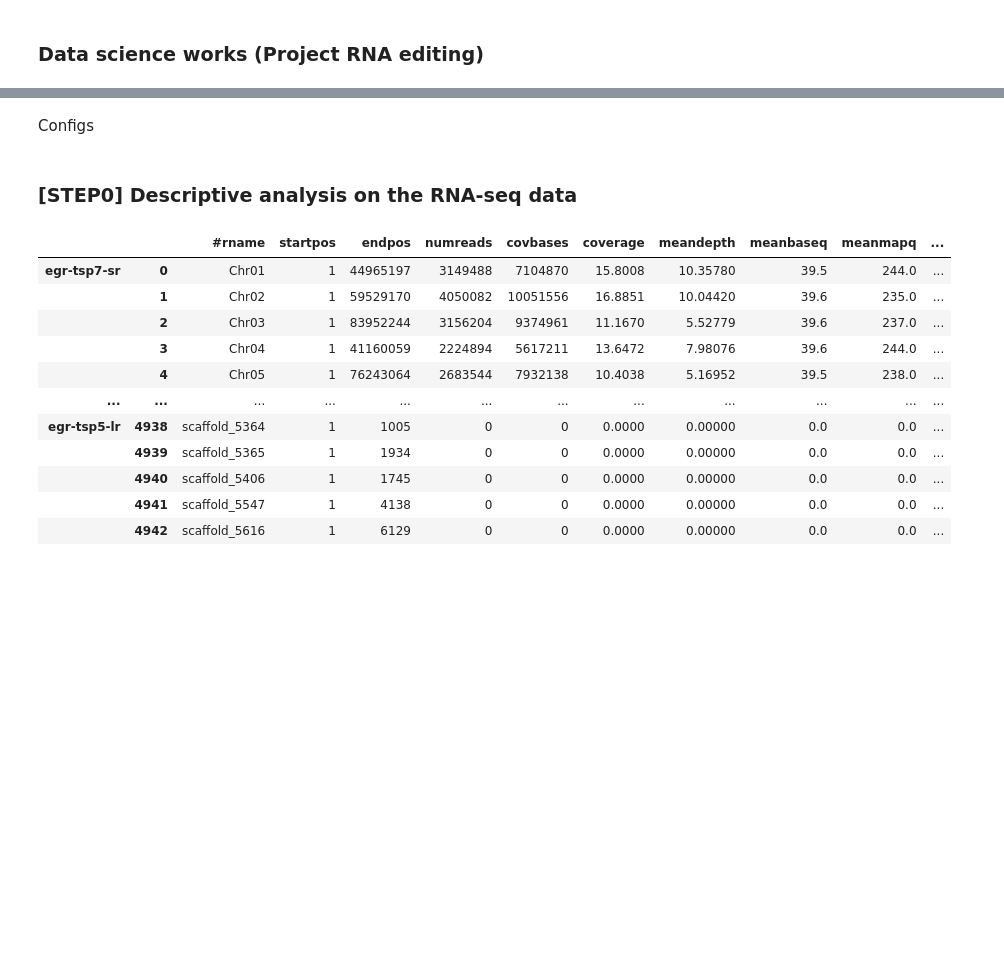
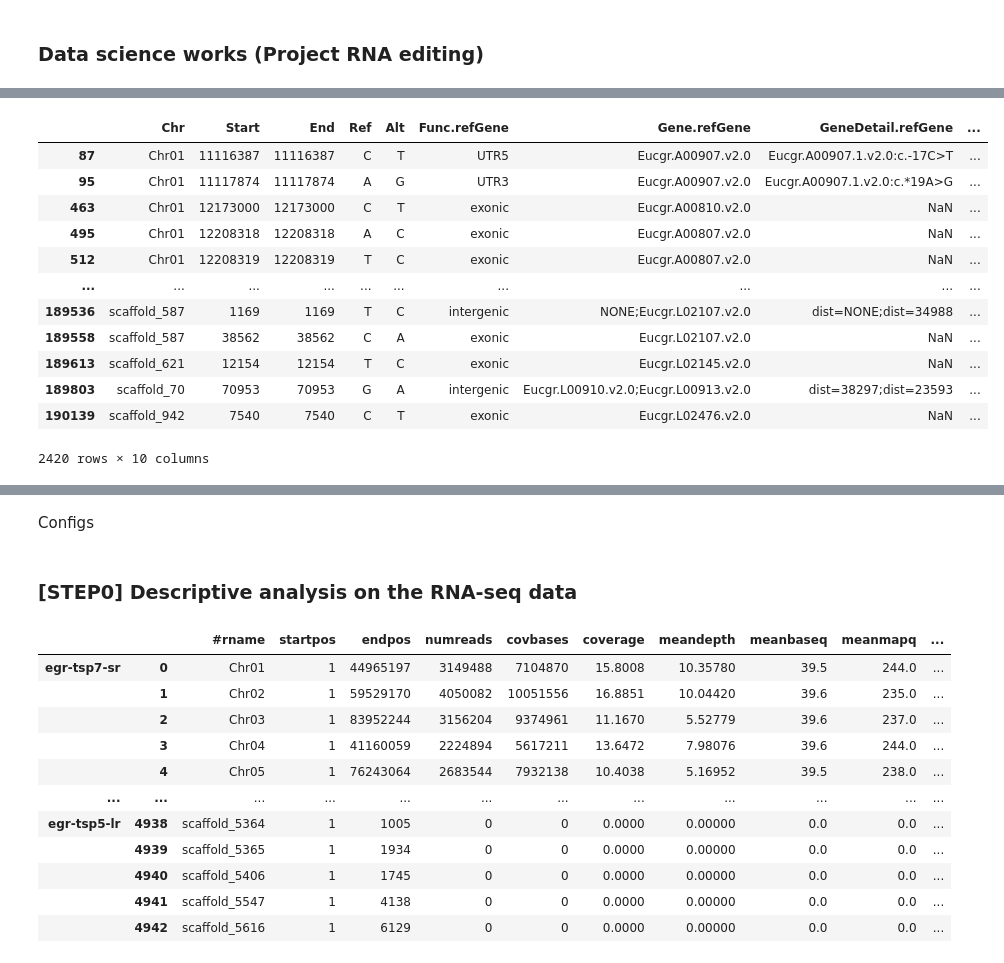
Before and after one commit to jerry955071/project_RE, a Jupyter notebook: notebooks/DataScience.ipynb, the cells around one changed output, grey strips where cells are left out. Saved outputs shown, nothing was run; the diff lists cells and outputs as text; code cells hidden in the pictures; blank space fills up the shorter version.

```diff
--- a/notebooks/DataScience.ipynb
+++ b/notebooks/DataScience.ipynb
@@ -2,0 +64,3 @@
+# %%
+na_dropped = pvalues.dropna(axis=0)
+na_dropped
@@ -2,0 +83,8 @@
+# %%
+xylem_spec = na_dropped[
+    (na_dropped["xylem:phloem"] < 0.05) &
+    (na_dropped["xylem:leaf"] < 0.05) &
+    (na_dropped["xylem:shoot"] < 0.05)
+]
+xylem_spec.sort_values(by=["Region", "Position"])
+xylem_spec
@@ -2,0 +109,6 @@
+# %%
+annotated = pd.read_csv(
+    "/home/b05b01002/HDD3/project_RE/test/ANNOVAR-test/final.Egr_multianno.txt",
+    sep = "\t"
+)
+annotated.set_index(["Chr", "Start"])
@@ -2,0 +130,2 @@
+# %%
+xylem_spec.set_index(["Region", "Position"])
@@ -2,0 +147,17 @@
+# %%
+annotated_xylem_spec = annotated.iloc[xylem_spec.index]
+annotated_xylem_spec
+# %% [output]
+|  | Chr | Start | End | Ref | Alt | Func.refGene | Gene.refGene | GeneDetail.refGene | ... |
+| 87 | Chr01 | 11116387 | 11116387 | C | T | UTR5 | Eucgr.A00907.v2.0 | Eucgr.A00907.1.v2.0:c.-17C>T | ... |
+| 95 | Chr01 | 11117874 | 11117874 | A | G | UTR3 | Eucgr.A00907.v2.0 | Eucgr.A00907.1.v2.0:c.*19A>G | ... |
+| 463 | Chr01 | 12173000 | 12173000 | C | T | exonic | Eucgr.A00810.v2.0 | NaN | ... |
+| 495 | Chr01 | 12208318 | 12208318 | A | C | exonic | Eucgr.A00807.v2.0 | NaN | ... |
+| 512 | Chr01 | 12208319 | 12208319 | T | C | exonic | Eucgr.A00807.v2.0 | NaN | ... |
+| ... | ... | ... | ... | ... | ... | ... | ... | ... | ... |
+| 189536 | scaffold_587 | 1169 | 1169 | T | C | intergenic | NONE;Eucgr.L02107.v2.0 | dist=NONE;dist=34988 | ... |
+| 189558 | scaffold_587 | 38562 | 38562 | C | A | exonic | Eucgr.L02107.v2.0 | NaN | ... |
+| 189613 | scaffold_621 | 12154 | 12154 | T | C | exonic | Eucgr.L02145.v2.0 | NaN | ... |
+| 189803 | scaffold_70 | 70953 | 70953 | G | A | intergenic | Eucgr.L00910.v2.0;Eucgr.L00913.v2.0 | dist=38297;dist=23593 | ... |
+| 190139 | scaffold_942 | 7540 | 7540 | C | T | exonic | Eucgr.L02476.v2.0 | NaN | ... |
+2420 rows × 10 columns
```
Also changed, not shown: parts of 20 cells of this notebook, 25 other files.
